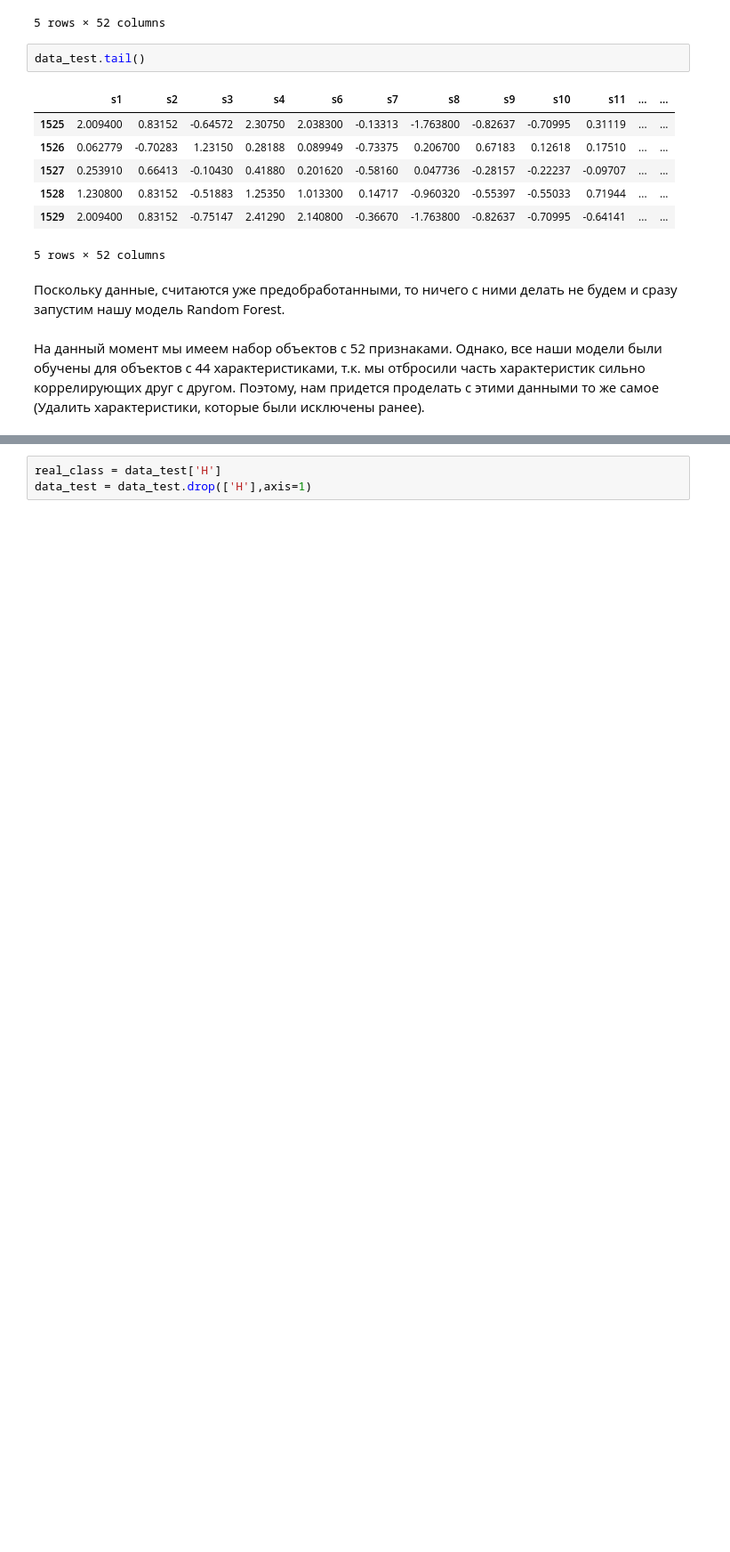
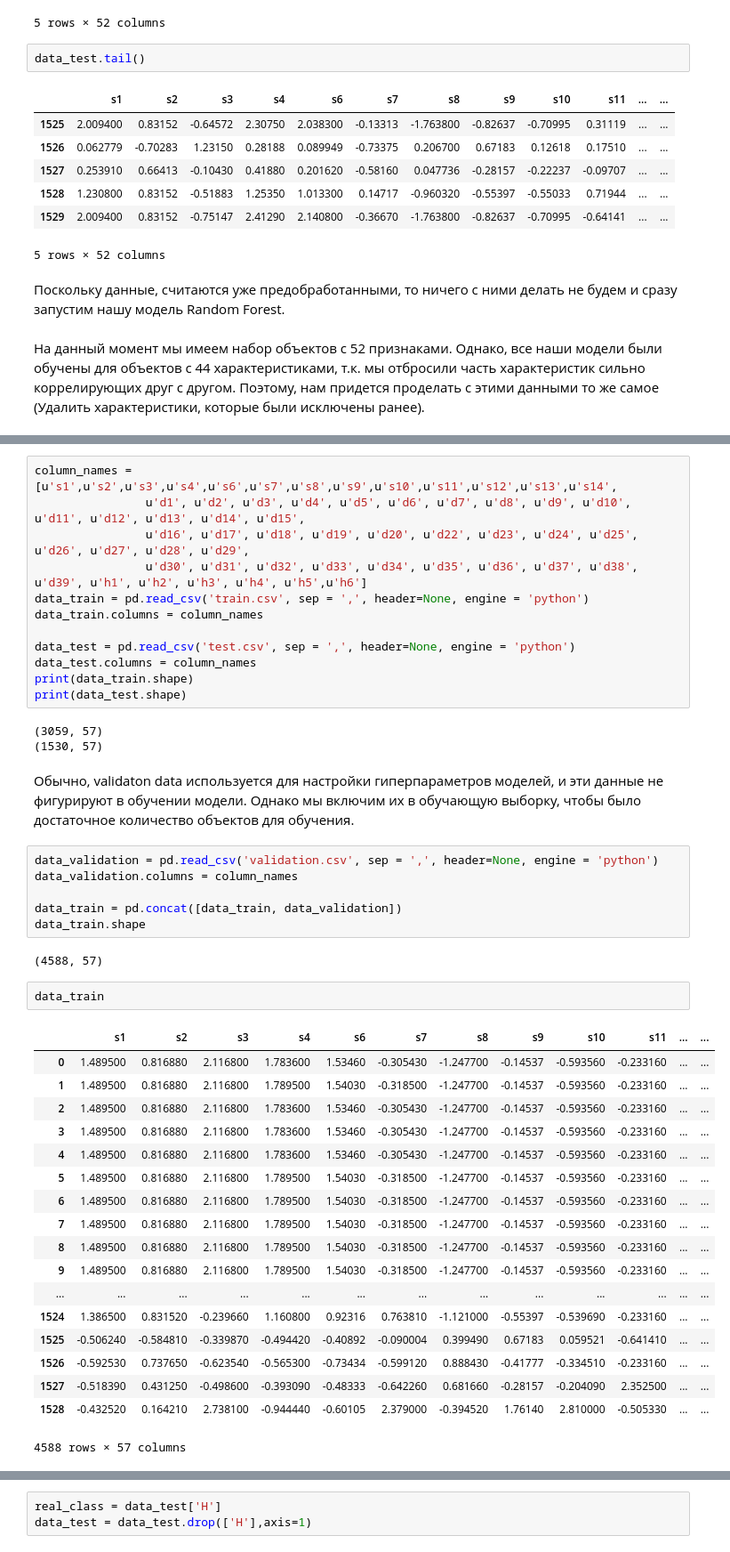
Before and after one commit to clipext/MachineLearning, a Jupyter notebook: hometask.ipynb, the cells around one changed output, grey strips where cells are left out. Shown at 89% size. Cells and saved outputs as stored; diff of their text form; blank space fills up the shorter version.

```diff
--- a/hometask.ipynb
+++ b/hometask.ipynb
@@ -576,0 +615,46 @@ data_test = data_test.drop(['s4','d19','d25','d27','d29','d31','d35'],axis=1)
+# %%
+column_names = [u's1',u's2',u's3',u's4',u's6',u's7',u's8',u's9',u's10',u's11',u's12',u's13',u's14',
+                u'd1', u'd2', u'd3', u'd4', u'd5', u'd6', u'd7', u'd8', u'd9', u'd10', u'd11', u'd12', u'd13', u'd14', u'd15',
+                u'd16', u'd17', u'd18', u'd19', u'd20', u'd22', u'd23', u'd24', u'd25', u'd26', u'd27', u'd28', u'd29',
+                u'd30', u'd31', u'd32', u'd33', u'd34', u'd35', u'd36', u'd37', u'd38', u'd39', u'h1', u'h2', u'h3', u'h4', u'h5',u'h6']
+data_train = pd.read_csv('train.csv', sep = ',', header=None, engine = 'python')
+data_train.columns = column_names
+
+data_test = pd.read_csv('test.csv', sep = ',', header=None, engine = 'python')
+data_test.columns = column_names
+print(data_train.shape)
+print(data_test.shape)
+# %% [output]
+(3059, 57)
+(1530, 57)
+# %% [markdown]
+Обычно, validaton data используется для настройки гиперпараметров моделей, и эти данные не фигурируют в обучении модели. Однако мы включим их в обучающую выборку, чтобы было достаточное количество объектов для обучения.
+# %%
+data_validation = pd.read_csv('validation.csv', sep = ',', header=None, engine = 'python')
+data_validation.columns = column_names
+
+data_train = pd.concat([data_train, data_validation])
+data_train.shape
+# %% [output]
+(4588, 57)
+# %%
+data_train
+# %% [output]
+|  | s1 | s2 | s3 | s4 | s6 | s7 | s8 | s9 | s10 | s11 | ... | ... |
+| 0 | 1.489500 | 0.816880 | 2.116800 | 1.783600 | 1.53460 | -0.305430 | -1.247700 | -0.14537 | -0.593560 | -0.233160 | ... | ... |
+| 1 | 1.489500 | 0.816880 | 2.116800 | 1.789500 | 1.54030 | -0.318500 | -1.247700 | -0.14537 | -0.593560 | -0.233160 | ... | ... |
+| 2 | 1.489500 | 0.816880 | 2.116800 | 1.783600 | 1.53460 | -0.305430 | -1.247700 | -0.14537 | -0.593560 | -0.233160 | ... | ... |
+| 3 | 1.489500 | 0.816880 | 2.116800 | 1.783600 | 1.53460 | -0.305430 | -1.247700 | -0.14537 | -0.593560 | -0.233160 | ... | ... |
+| 4 | 1.489500 | 0.816880 | 2.116800 | 1.783600 | 1.53460 | -0.305430 | -1.247700 | -0.14537 | -0.593560 | -0.233160 | ... | ... |
+| 5 | 1.489500 | 0.816880 | 2.116800 | 1.789500 | 1.54030 | -0.318500 | -1.247700 | -0.14537 | -0.593560 | -0.233160 | ... | ... |
+| 6 | 1.489500 | 0.816880 | 2.116800 | 1.789500 | 1.54030 | -0.318500 | -1.247700 | -0.14537 | -0.593560 | -0.233160 | ... | ... |
+| 7 | 1.489500 | 0.816880 | 2.116800 | 1.789500 | 1.54030 | -0.318500 | -1.247700 | -0.14537 | -0.593560 | -0.233160 | ... | ... |
+| 8 | 1.489500 | 0.816880 | 2.116800 | 1.789500 | 1.54030 | -0.318500 | -1.247700 | -0.14537 | -0.593560 | -0.233160 | ... | ... |
+| 9 | 1.489500 | 0.816880 | 2.116800 | 1.789500 | 1.54030 | -0.318500 | -1.247700 | -0.14537 | -0.593560 | -0.233160 | ... | ... |
+| ... | ... | ... | ... | ... | ... | ... | ... | ... | ... | ... | ... | ... |
+| 1524 | 1.386500 | 0.831520 | -0.239660 | 1.160800 | 0.92316 | 0.763810 | -1.121000 | -0.55397 | -0.539690 | -0.233160 | ... | ... |
+| 1525 | -0.506240 | -0.584810 | -0.339870 | -0.494420 | -0.40892 | -0.090004 | 0.399490 | 0.67183 | 0.059521 | -0.641410 | ... | ... |
+| 1526 | -0.592530 | 0.737650 | -0.623540 | -0.565300 | -0.73434 | -0.599120 | 0.888430 | -0.41777 | -0.334510 | -0.233160 | ... | ... |
+| 1527 | -0.518390 | 0.431250 | -0.498600 | -0.393090 | -0.48333 | -0.642260 | 0.681660 | -0.28157 | -0.204090 | 2.352500 | ... | ... |
+| 1528 | -0.432520 | 0.164210 | 2.738100 | -0.944440 | -0.60105 | 2.379000 | -0.394520 | 1.76140 | 2.810000 | -0.505330 | ... | ... |
+4588 rows × 57 columns
```
Also changed, not shown: parts of 43 cells of this notebook, 1 other file.
